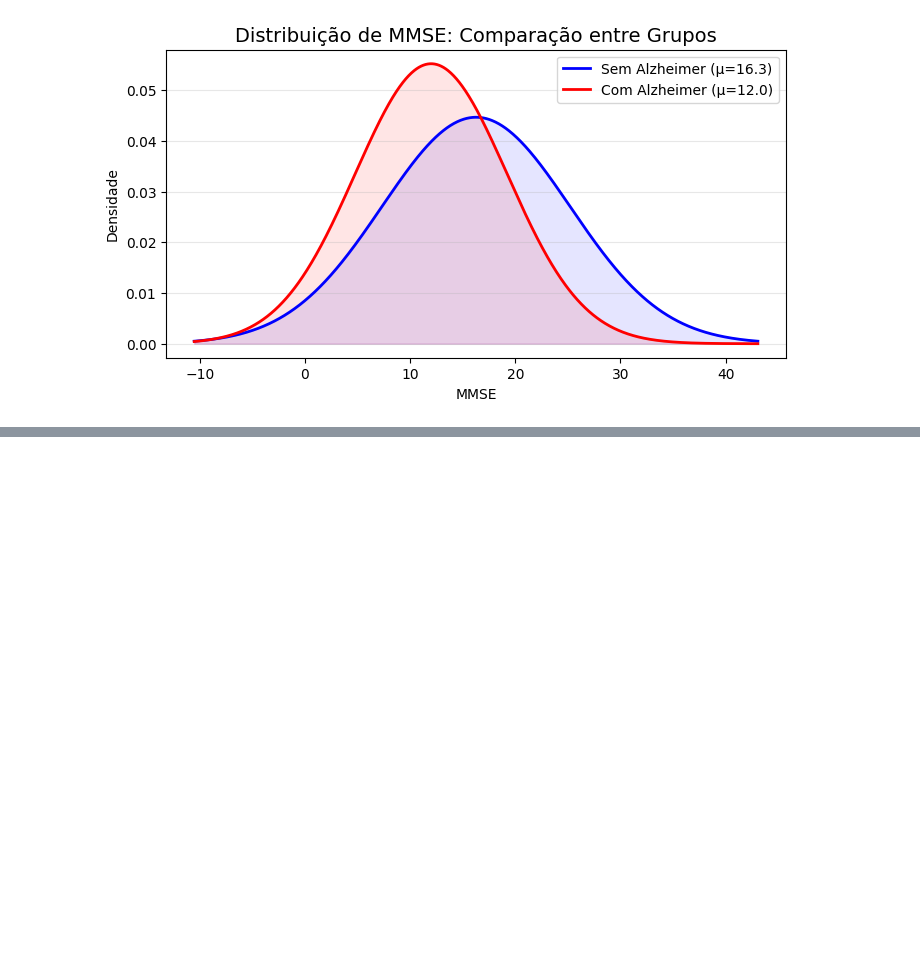
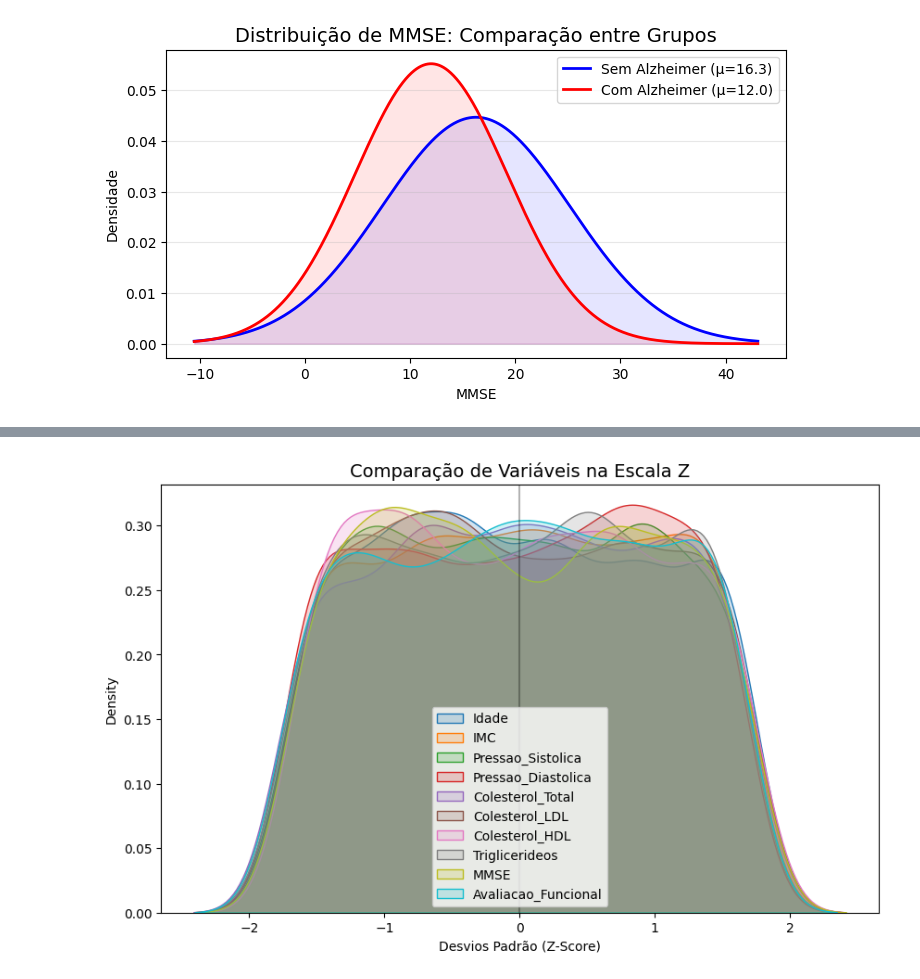
Before and after one commit to fleiviobr/ProjetoCIDA, a Jupyter notebook: ProjetoFinal.ipynb, the cells around one changed output, grey strips where cells are left out. Saved outputs shown, nothing was run; the diff lists cells and outputs as text; code cells hidden in the pictures; blank space fills up the shorter version.

```diff
--- a/ProjetoFinal.ipynb
+++ b/ProjetoFinal.ipynb
@@ -291,0 +308,12 @@ compararDistribuicao('MMSE', df)
+# %%
+plt.figure(figsize=(10, 6))
+for col in colMedidas:
+    sns.kdeplot(df_zscore[col], label=col.replace('Z_', ''), fill=True, alpha=0.2)
+
+plt.axvline(0, color='black', linestyle='-', alpha=0.3)
+plt.title('Comparação de Variáveis na Escala Z', fontsize=14)
+plt.xlabel('Desvios Padrão (Z-Score)')
+plt.legend()
+plt.show()
+# %% [output]
+[figure, added]
```
Also changed, not shown: parts of 5 cells of this notebook.
